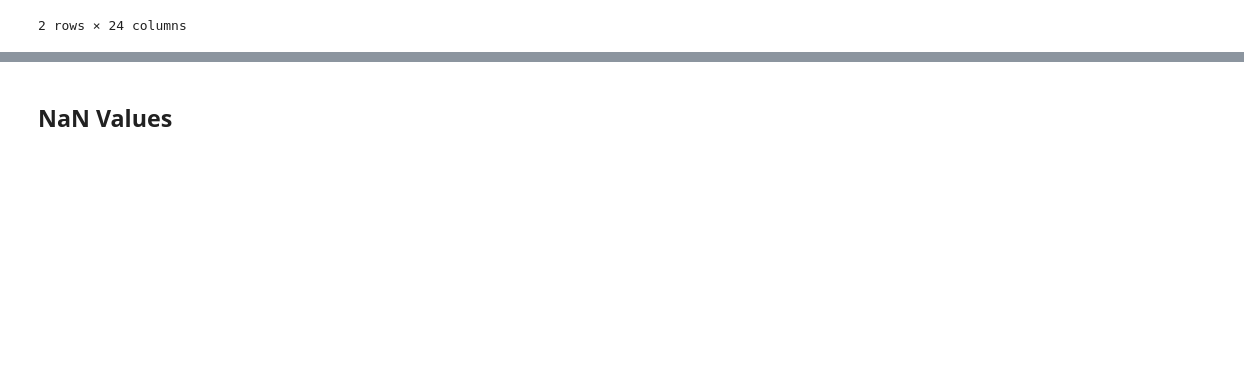
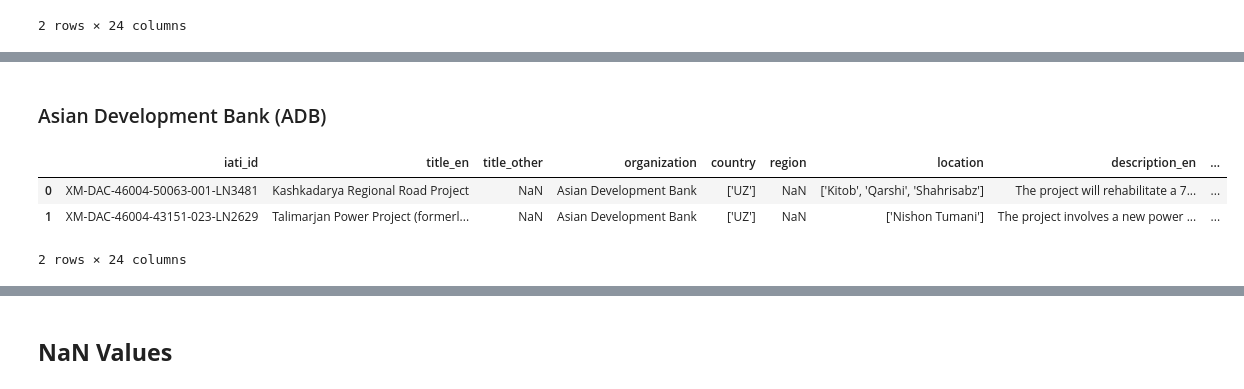
Before and after one commit to JanMuehlnikel/NLP-Development-Banks-Collaboration-Analyzer, a Jupyter notebook: data/exploreation/quality.ipynb, the cells around one changed output, grey strips where cells are left out. Cells and saved outputs as stored; diff of their text form; code cells hidden in the pictures; blank space fills up the shorter version.

```diff
--- a/data/exploreation/quality.ipynb
+++ b/data/exploreation/quality.ipynb
@@ -20,0 +31,10 @@ bmz_df.head(2)
+# %% [markdown]
+### Asian Development Bank (ADB)
+# %%
+adb_df = pd.read_csv("../../src/transformed_adb.csv")
+adb_df.head(2)
+# %% [output]
+|  | iati_id | title_en | title_other | organization | country | region | location | description_en | ... |
+| 0 | XM-DAC-46004-50063-001-LN3481 | Kashkadarya Regional Road Project | NaN | Asian Development Bank | ['UZ'] | NaN | ['Kitob', 'Qarshi', 'Shahrisabz'] | The project will rehabilitate a 7... | ... |
+| 1 | XM-DAC-46004-43151-023-LN2629 | Talimarjan Power Project (formerl... | NaN | Asian Development Bank | ['UZ'] | NaN | ['Nishon Tumani'] | The project involves a new power ... | ... |
+2 rows × 24 columns
```
Also changed, not shown: parts of 7 cells of this notebook, 3 other files.
